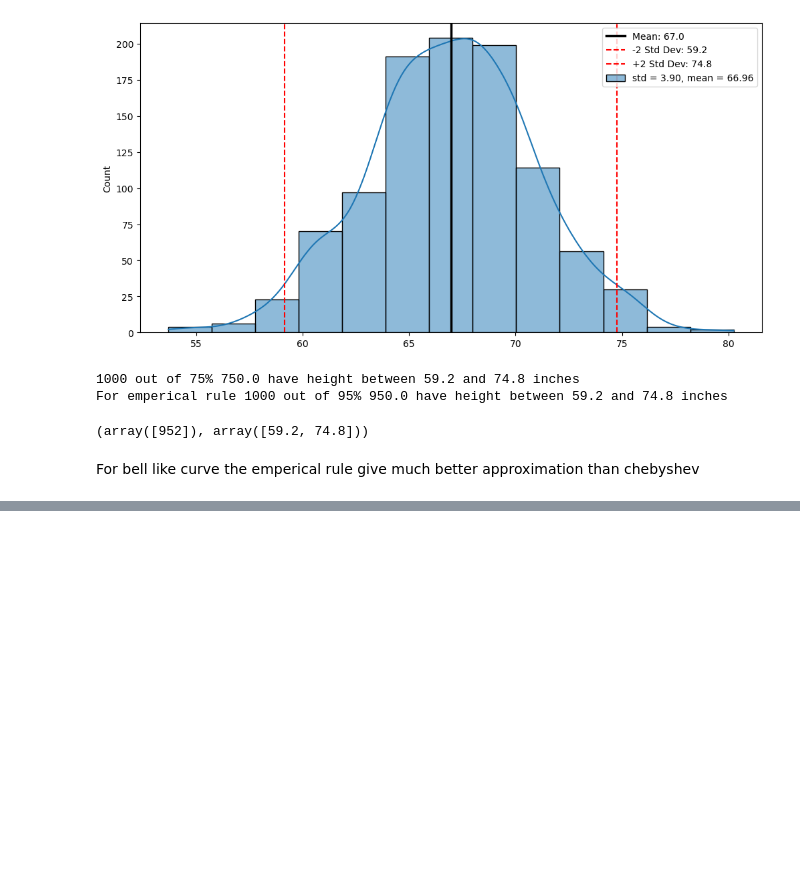
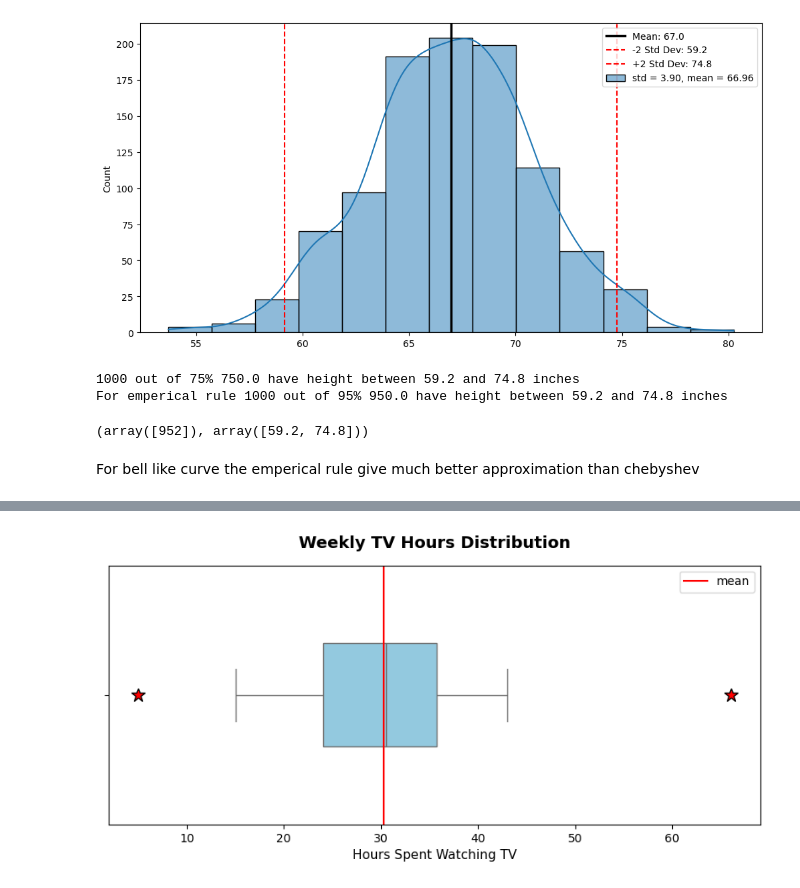
Before and after one commit to qamarr6092/math-with-python, a Jupyter notebook: Statistics/statistics.ipynb, the cells around one changed output, grey strips where cells are left out. Cells and saved outputs as stored; diff of their text form; code cells hidden in the pictures; blank space fills up the shorter version.

```diff
--- a/Statistics/statistics.ipynb
+++ b/Statistics/statistics.ipynb
@@ -1432,0 +1713,24 @@ For bell like curve the emperical rule give much better approximation than cheby
+# %%
+
+plt.figure(figsize=(10, 4))
+sns.boxplot(
+    x=data,
+    color="skyblue",
+    width=0.4,
+    flierprops={
+        "markerfacecolor": "red",
+        "markeredgecolor": "black",
+        "marker": "*",
+        "markersize": 12
+    }
+)
+
+plt.axvline( np.mean(data) , color = 'red' , label = 'mean')
+plt.legend()
+plt.title("Weekly TV Hours Distribution", fontsize=14, fontweight="bold", pad=15)
+plt.xlabel("Hours Spent Watching TV", fontsize=11)
+
+
+plt.show()
+# %% [output]
+[figure, added]
```
Also changed, not shown: parts of 73 cells of this notebook.
